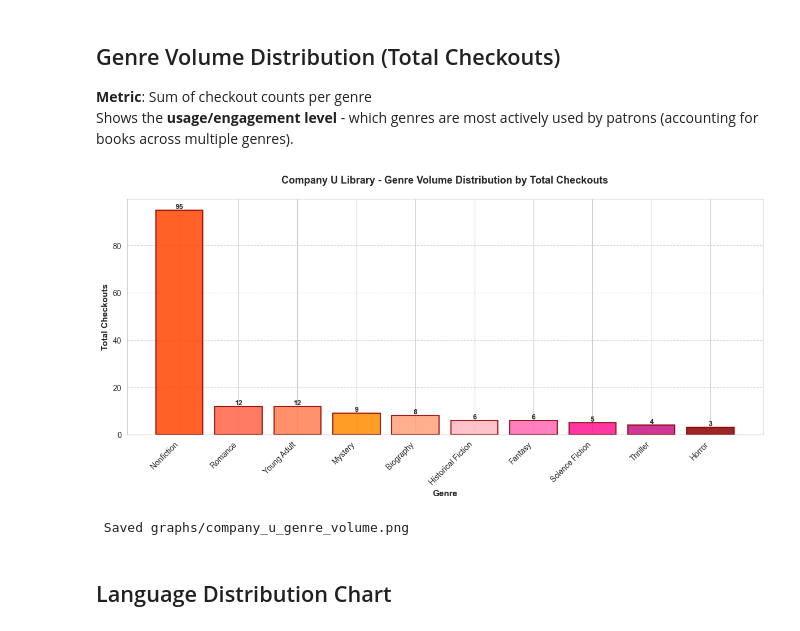
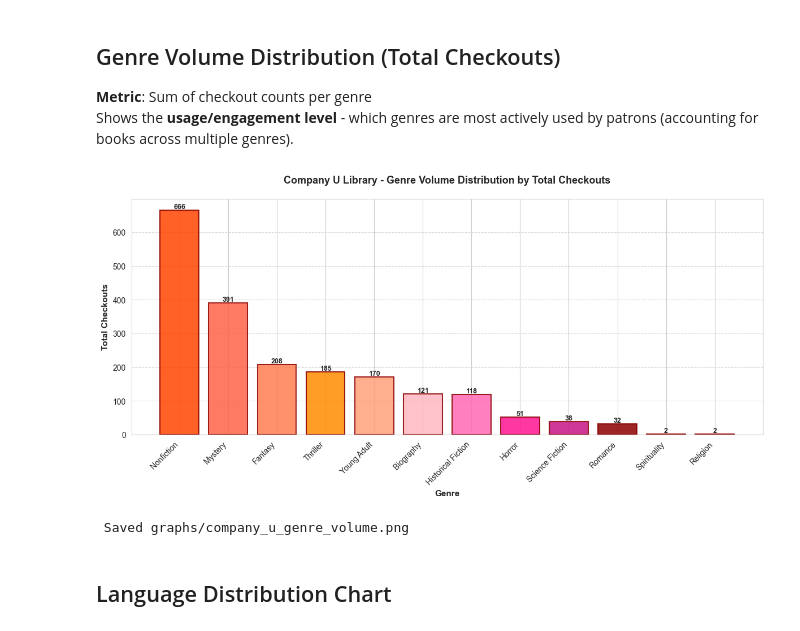
Before and after one commit to manoukyanmari/book-recommendation-system, a Jupyter notebook: book-genre-ai/company_u/company_u_visualization.ipynb, the cells around one changed output. Cells and saved outputs as stored; diff of their text form; code cells hidden in the pictures.

```diff
--- a/book-genre-ai/company_u/company_u_visualization.ipynb
+++ b/book-genre-ai/company_u/company_u_visualization.ipynb
@@ -421,36 +525,55 @@ Saved graphs/company_u_summary_statistics.png
 **Metric**: Sum of checkout counts per genre
 Shows the **usage/engagement level** - which genres are most actively used by patrons (accounting for books across multiple genres).
 # %%
+# === BUILD GENRE CHECKOUTS (total volume per genre) ===
+genre_checkouts = {}
+for idx, row in df.iterrows():
+    if pd.notna(row['Genres']) and str(row['Genres']).strip() != '':
+        genres_str = str(row['Genres'])
+        genres_list = [g.strip() for g in genres_str.split(',')]
+        checkouts = float(row['Number']) if pd.notna(row['Number']) else 0
+        for genre in genres_list:
+            if genre:
+                genre_checkouts[genre] = genre_checkouts.get(genre, 0) + checkouts
+
 # Create volume distribution chart (total checkouts by genre)
 fig, ax = plt.subplots(figsize=(12, 6))
 
-genres = list(dict(genre_checkouts.most_common()).keys())
-volumes = [genre_checkouts[g] for g in genres]
+# Sort genres by checkout volume (highest to lowest)
+sorted_genres = sorted(genre_checkouts.items(), key=lambda x: x[1], reverse=True)
+genres = [g[0] for g in sorted_genres]
+volumes = [g[1] for g in sorted_genres]
+
+# Convert volumes to floats for proper display
+volumes = [float(v) for v in volumes]
 
 # Use red/darkred gradient
 colors_vol = ['#FF4500', '#FF6347', '#FF7F50', '#FF8C00', '#FFA07A', '#FFB6C1', '#FF69B4', '#FF1493', '#C71585', '#8B0000']
-colors_vol = colors_vol[:len(genres)]
+colors_vol = colors_vol[:len(genres)] if genres else []
 
-bars = ax.bar(genres, volumes, color=colors_vol, edgecolor='darkred', linewidth=1.5, alpha=0.85)
+if genres and volumes:
+    bars = ax.bar(genres, volumes, color=colors_vol, edgecolor='darkred', linewidth=1.5, alpha=0.85)
 
-# Add value labels
-for bar in bars:
-    height = bar.get_height()
-    ax.text(bar.get_x() + bar.get_width()/2., height,
-            f'{int(height)}',
-            ha='center', va='bottom', fontweight='bold', fontsize=9)
+    # Add value labels
+    for bar in bars:
+        height = bar.get_height()
+        ax.text(bar.get_x() + bar.get_width()/2., height,
+                f'{int(height)}',
+                ha='center', va='bottom', fontweight='bold', fontsize=9)
+else:
+    ax.text(0.5, 0.5, 'No data to display', ha='center', va='center', transform=ax.transAxes, fontsize=12)
 
 ax.set_xlabel('Genre', fontsize=11, fontweight='bold')
 ax.set_ylabel('Total Checkouts', fontsize=11, fontweight='bold')
 ax.set_title('Company U Library - Genre Volume Distribution by Total Checkouts', fontsize=13, fontweight='bold', pad=20)
 ax.grid(axis='y', linestyle='--', alpha=0.7)
 plt.xticks(rotation=45, ha='right')
 plt.tight_layout()
 plt.savefig('graphs/company_u_genre_volume.png', dpi=300, bbox_inches='tight')
 plt.show()
 print(" Saved graphs/company_u_genre_volume.png")
 # %% [output]
-[figure, old version]
+[figure, new version]
  Saved graphs/company_u_genre_volume.png
 # %% [markdown]
 ## Language Distribution Chart
```
Also changed, not shown: parts of 14 cells of this notebook, 5 other files.
